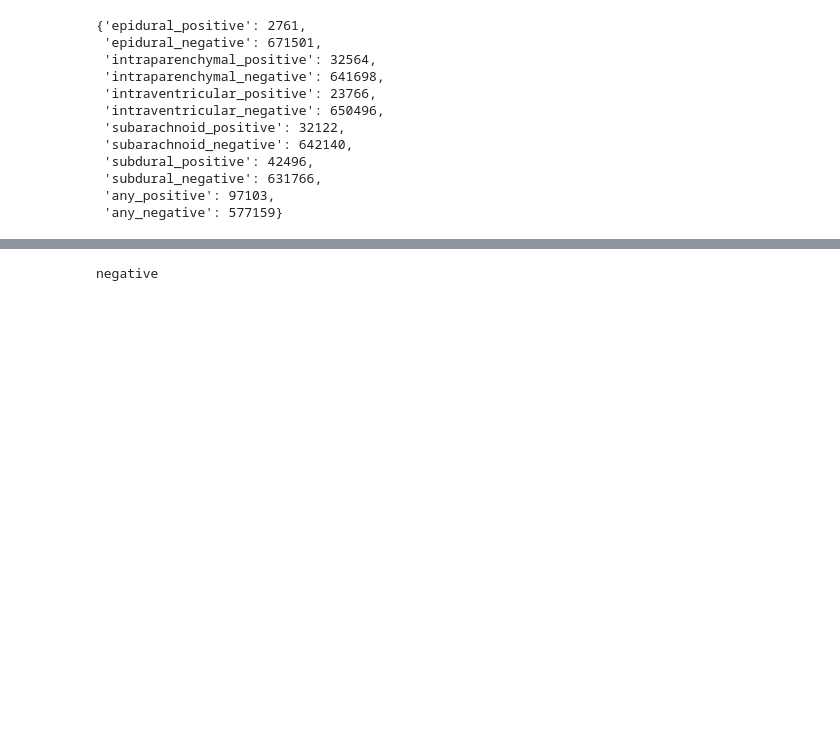
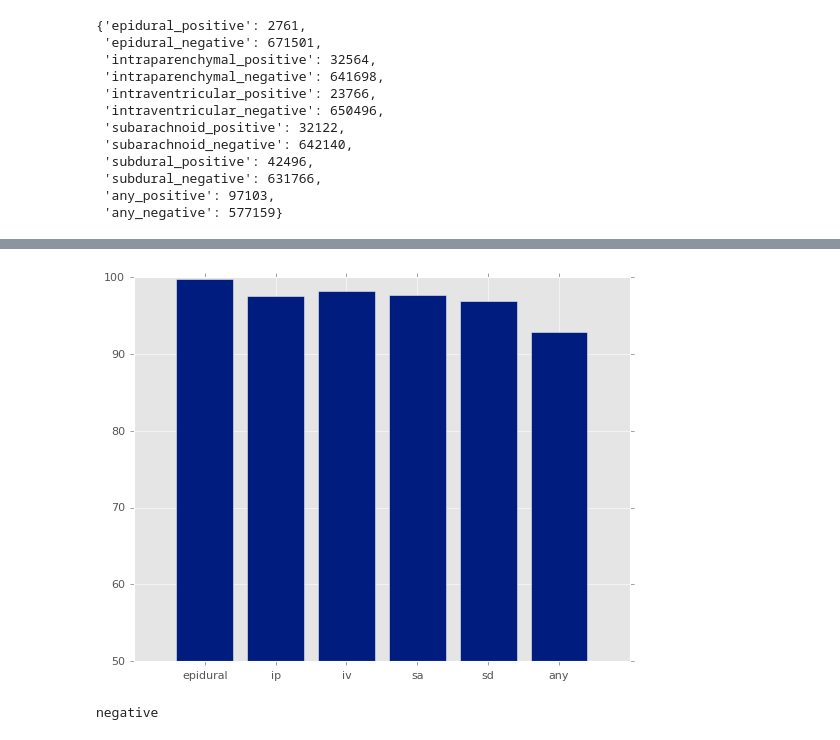
Before and after one commit to 3-3-3/Brain-Hemorrhaging, a Jupyter notebook: Visualization.ipynb, the cells around one changed output, grey strips where cells are left out. Saved outputs shown, nothing was run; the diff lists cells and outputs as text; code cells hidden in the pictures; blank space fills up the shorter version.

```diff
--- a/Visualization.ipynb
+++ b/Visualization.ipynb
@@ -158,3 +153,12 @@ plt.show()
+# %%
+plt.bar(num, pos, 0.8, bottom=50)
+
+plt.xticks(num, ticks)
+plt.yticks(np.arange(50, 110, step=10))
+
+plt.show()
+# %% [output]
+[figure, added]
 # %%
 print(list(sub_pos_neg_counts.keys())[1][-8:])
 # %% [output]
```
Also changed, not shown: parts of 11 cells of this notebook, 1 other file.
